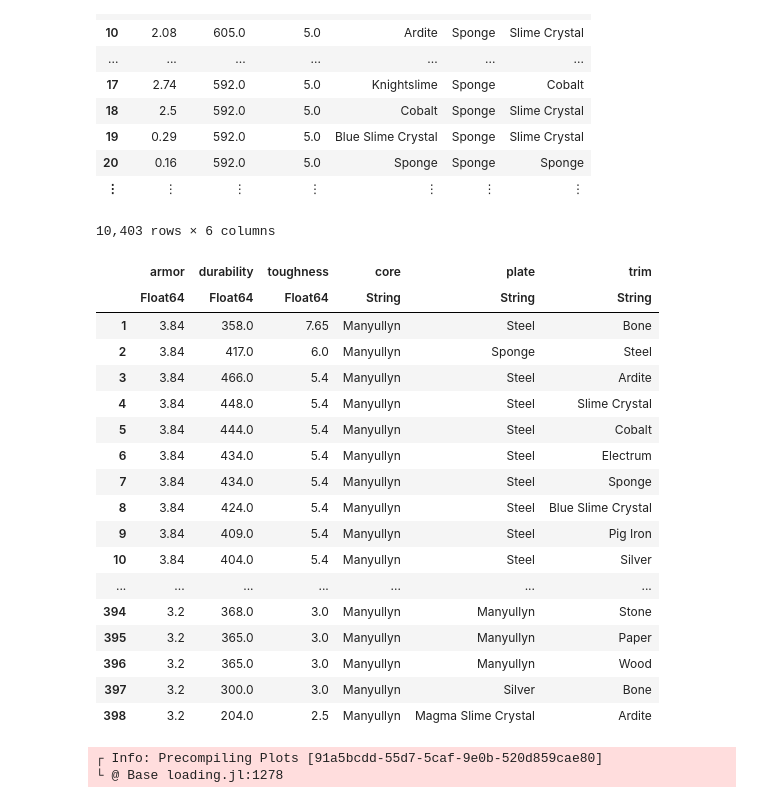
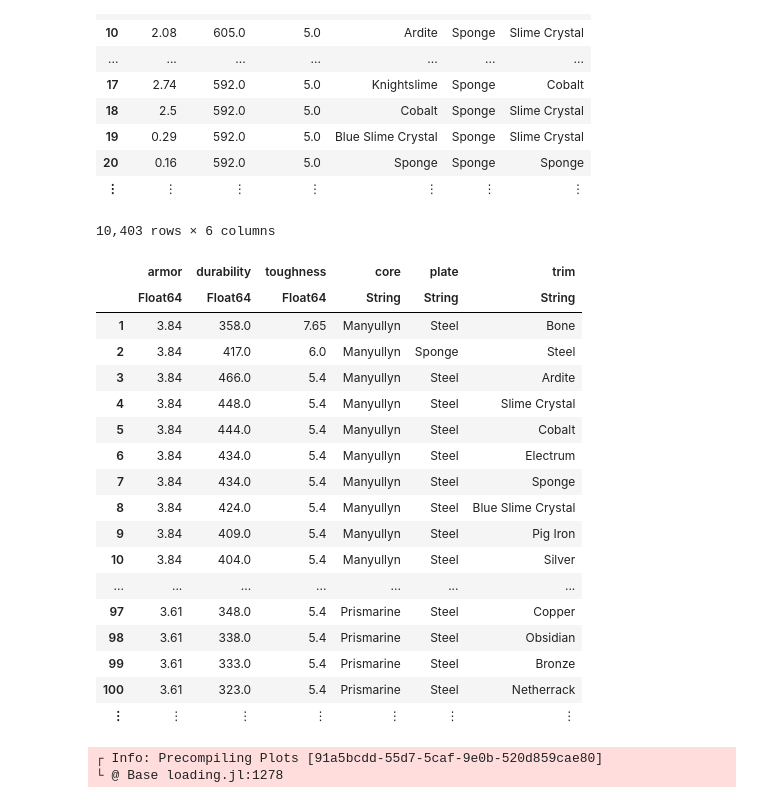
Before and after one commit to racinmat/MinecraftThings, a Jupyter notebook: construct armory calcs.ipynb, the cells around one changed output. Saved outputs shown, nothing was run; the diff lists cells and outputs as text; code cells hidden in the pictures.

```diff
--- a/construct armory calcs.ipynb
+++ b/construct armory calcs.ipynb
@@ -376,28 +376,28 @@ sort(comb_df, [:durability, :armor, :toughness], rev=true)
 | 20 | 0.16 | 592.0 | 5.0 | Sponge | Sponge | Sponge |
 | ⋮ | ⋮ | ⋮ | ⋮ | ⋮ | ⋮ | ⋮ |
 # %%
-ENV["LINES"] = 1000
+ENV["LINES"] = 100
 sort(comb_df[comb_df[:durability] .>= 200, :], [:armor, :toughness, :durability], rev=true)
 # %% [output]
 10,403 rows × 6 columns
 |  | armor | durability | toughness | core | plate | trim |
 |  | Float64 | Float64 | Float64 | String | String | String |
 | 1 | 3.84 | 358.0 | 7.65 | Manyullyn | Steel | Bone |
 | 2 | 3.84 | 417.0 | 6.0 | Manyullyn | Sponge | Steel |
 | 3 | 3.84 | 466.0 | 5.4 | Manyullyn | Steel | Ardite |
 | 4 | 3.84 | 448.0 | 5.4 | Manyullyn | Steel | Slime Crystal |
 | 5 | 3.84 | 444.0 | 5.4 | Manyullyn | Steel | Cobalt |
 | 6 | 3.84 | 434.0 | 5.4 | Manyullyn | Steel | Electrum |
 | 7 | 3.84 | 434.0 | 5.4 | Manyullyn | Steel | Sponge |
 | 8 | 3.84 | 424.0 | 5.4 | Manyullyn | Steel | Blue Slime Crystal |
 | 9 | 3.84 | 409.0 | 5.4 | Manyullyn | Steel | Pig Iron |
 | 10 | 3.84 | 404.0 | 5.4 | Manyullyn | Steel | Silver |
 | ... | ... | ... | ... | ... | ... | ... |
-| 394 | 3.2 | 368.0 | 3.0 | Manyullyn | Manyullyn | Stone |
-| 395 | 3.2 | 365.0 | 3.0 | Manyullyn | Manyullyn | Paper |
-| 396 | 3.2 | 365.0 | 3.0 | Manyullyn | Manyullyn | Wood |
-| 397 | 3.2 | 300.0 | 3.0 | Manyullyn | Silver | Bone |
-| 398 | 3.2 | 204.0 | 2.5 | Manyullyn | Magma Slime Crystal | Ardite |
+| 97 | 3.61 | 348.0 | 5.4 | Prismarine | Steel | Copper |
+| 98 | 3.61 | 338.0 | 5.4 | Prismarine | Steel | Obsidian |
+| 99 | 3.61 | 333.0 | 5.4 | Prismarine | Steel | Bronze |
+| 100 | 3.61 | 323.0 | 5.4 | Prismarine | Steel | Netherrack |
+| ⋮ | ⋮ | ⋮ | ⋮ | ⋮ | ⋮ | ⋮ |
 # %%
 using Plots
 # %% [output]
```
